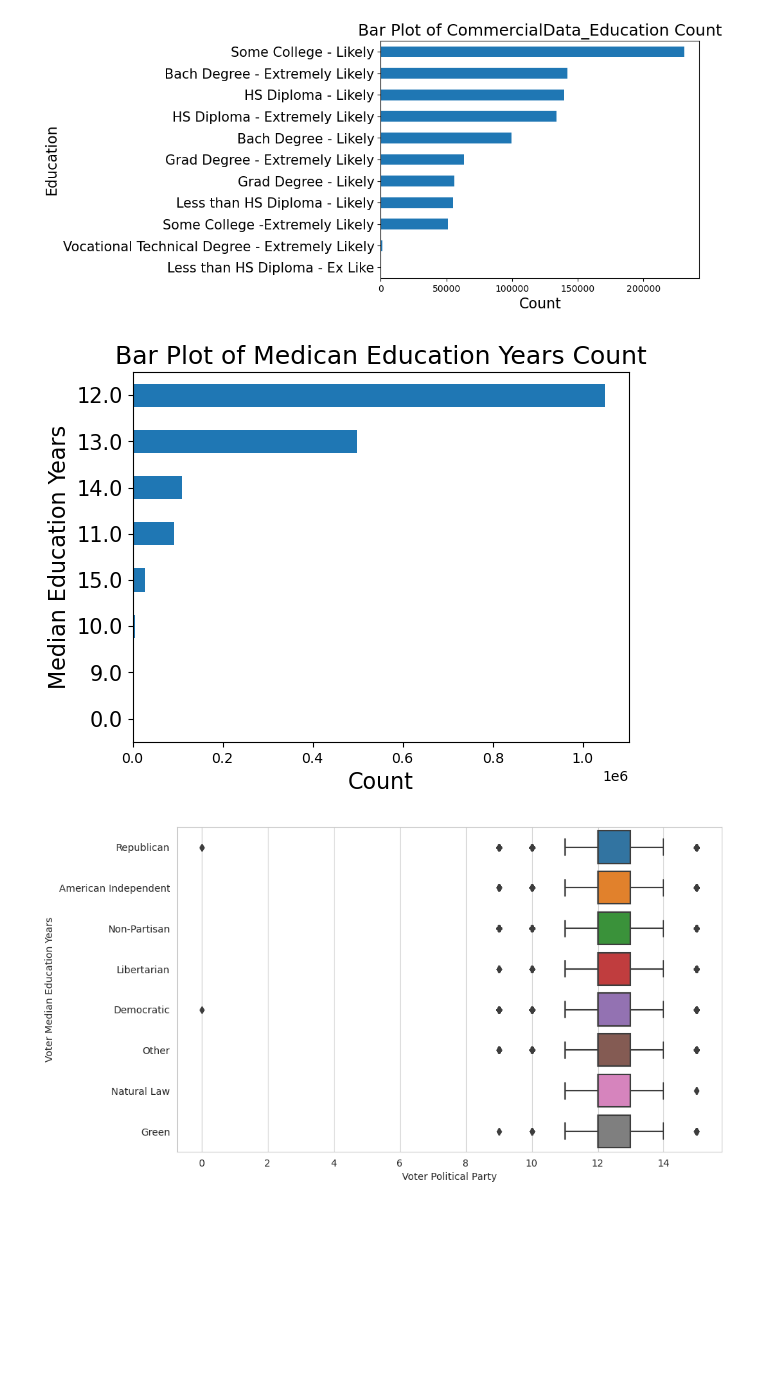
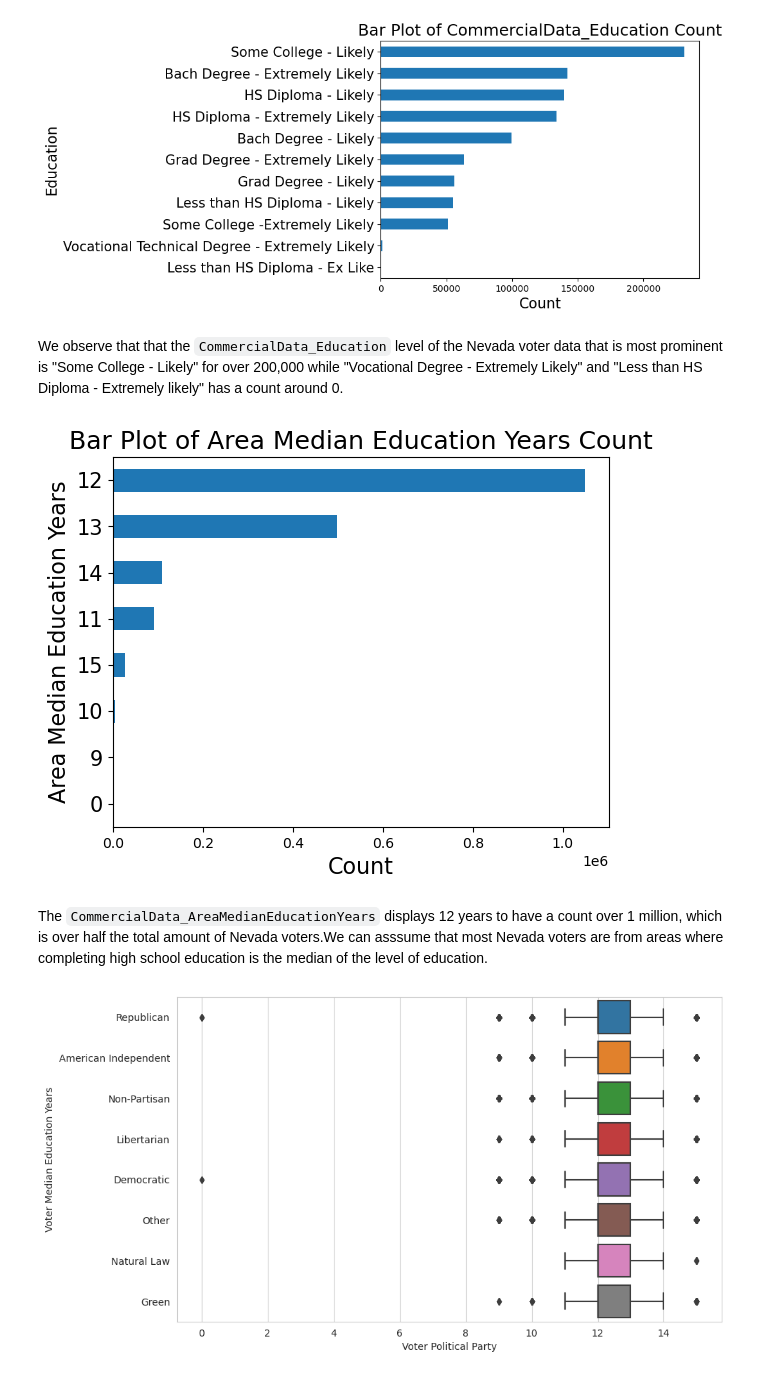
Before and after one commit to bernie-graves/pstat135-group22, a Jupyter notebook: Final_Report.ipynb, the cells around one changed output. Drawn from its saved outputs; the diff is of its cells as text; code cells hidden in the pictures; blank space fills up the shorter version.

Commit message:
Most recent update of FInal Report

```diff
--- a/Final_Report.ipynb
+++ b/Final_Report.ipynb
@@ -290,18 +292,22 @@ edu_plot.set_title('Bar Plot of CommercialData_Education Count', fontsize=18)
 plt.show()
 # %% [output]
 [figure]
+# %% [markdown]
+We observe that that the `CommercialData_Education` level of the Nevada voter data that is most prominent is "Some College - Likely" for over 200,000 while "Vocational Degree - Extremely Likely" and "Less than HS Diploma - Extremely likely" has a count around 0.
 # %%
 edu_yrs = nv_pd['CommercialData_AreaMedianEducationYears'].value_counts().sort_values(ascending=True)
 
 # create a boxplot of the value counts
 edu_yrs = edu_yrs.plot.barh()
 edu_yrs.set_yticklabels(edu_yrs.get_yticklabels(), fontsize=15)
 edu_yrs.set_xlabel('Count', fontsize=16)
-edu_yrs.set_ylabel('Median Education Years', fontsize=16)
-edu_yrs.set_title('Bar Plot of Medican Education Years Count', fontsize=18)
+edu_yrs.set_ylabel('Area Median Education Years', fontsize=16)
+edu_yrs.set_title('Bar Plot of Area Median Education Years Count', fontsize=18)
 plt.show()
 # %% [output]
-[figure, old version]
+[figure, new version]
+# %% [markdown]
+The `CommercialData_AreaMedianEducationYears` displays 12 years to have a count over 1 million, which is over half the total amount of Nevada voters.We can asssume that most Nevada voters are from areas where completing high school education is the median of the level of education.
 # %%
 import seaborn as sns
 import matplotlib.pyplot as plt
```
Also changed, not shown: parts of 35 cells of this notebook.
